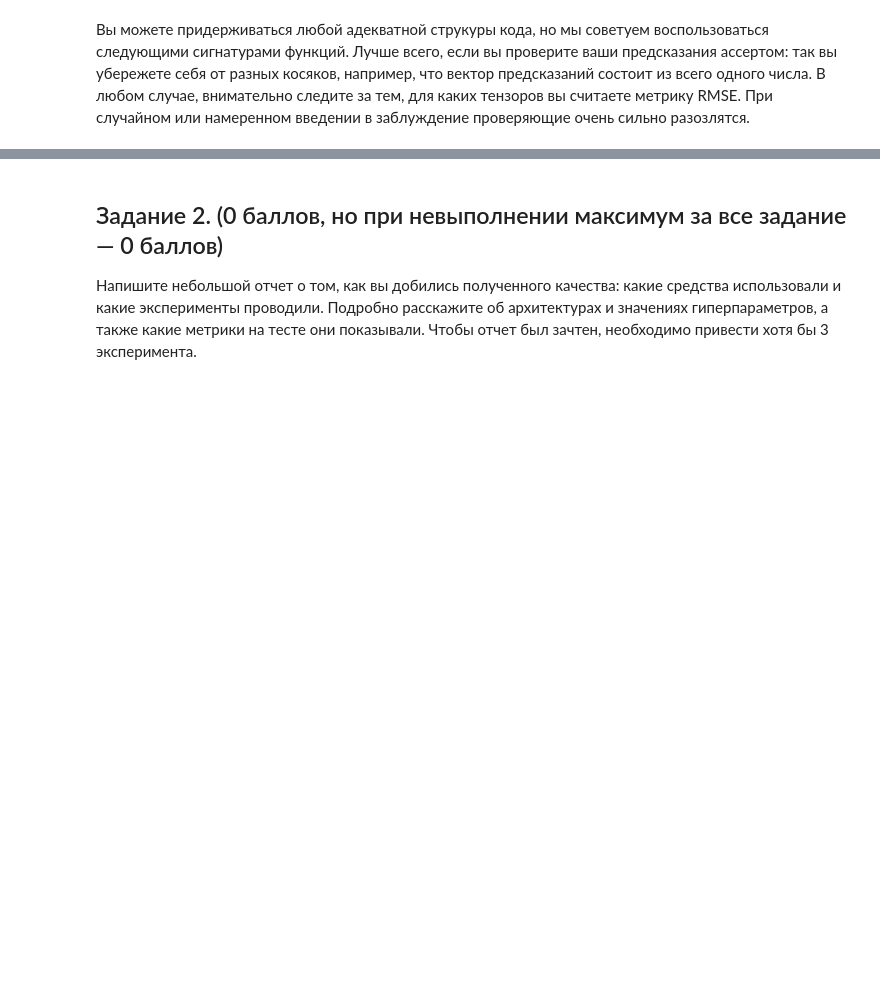
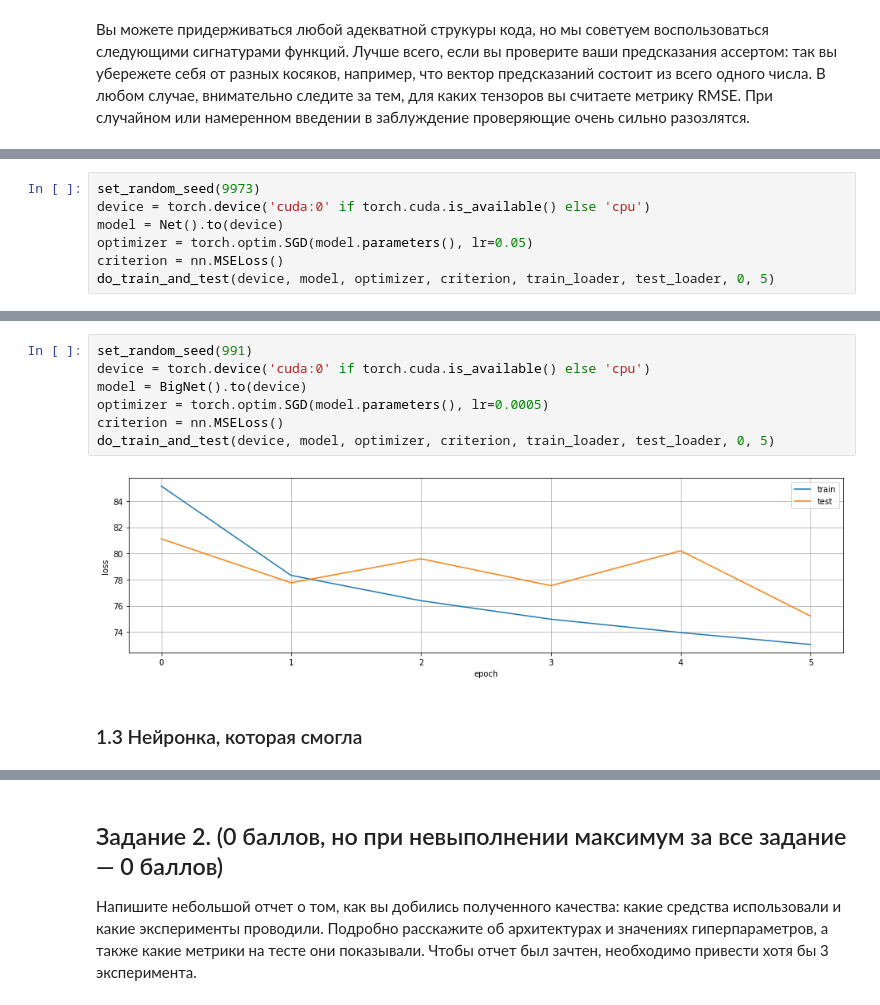
Before and after one commit to Panesher/Machine-Learning, a Jupyter notebook: DL-1/intro_hw01_Panesh.ipynb, the cells around one changed output, grey strips where cells are left out. Saved outputs shown, nothing was run; the diff lists cells and outputs as text; blank space fills up the shorter version.

```diff
--- a/DL-1/intro_hw01_Panesh.ipynb
+++ b/DL-1/intro_hw01_Panesh.ipynb
@@ -268,0 +270,7 @@ do_train_and_test(model, optimizer, criterion, train_loader, test_loader, 4, 6)
+# %%
+set_random_seed(9973)
+device = torch.device('cuda:0' if torch.cuda.is_available() else 'cpu')
+model = Net().to(device)
+optimizer = torch.optim.SGD(model.parameters(), lr=0.05)
+criterion = nn.MSELoss()
+do_train_and_test(device, model, optimizer, criterion, train_loader, test_loader, 0, 5)
@@ -268,0 +279,12 @@ do_train_and_test(model, optimizer, criterion, train_loader, test_loader, 4, 6)
+# %%
+set_random_seed(991)
+device = torch.device('cuda:0' if torch.cuda.is_available() else 'cpu')
+model = BigNet().to(device)
+optimizer = torch.optim.SGD(model.parameters(), lr=0.0005)
+criterion = nn.MSELoss()
+do_train_and_test(device, model, optimizer, criterion, train_loader, test_loader, 0, 5)
+# %% [output]
+[figure, added]
+# %% [markdown]
+
+### 1.3 Нейронка, которая смогла
```
Also changed, not shown: parts of 25 cells of this notebook.
